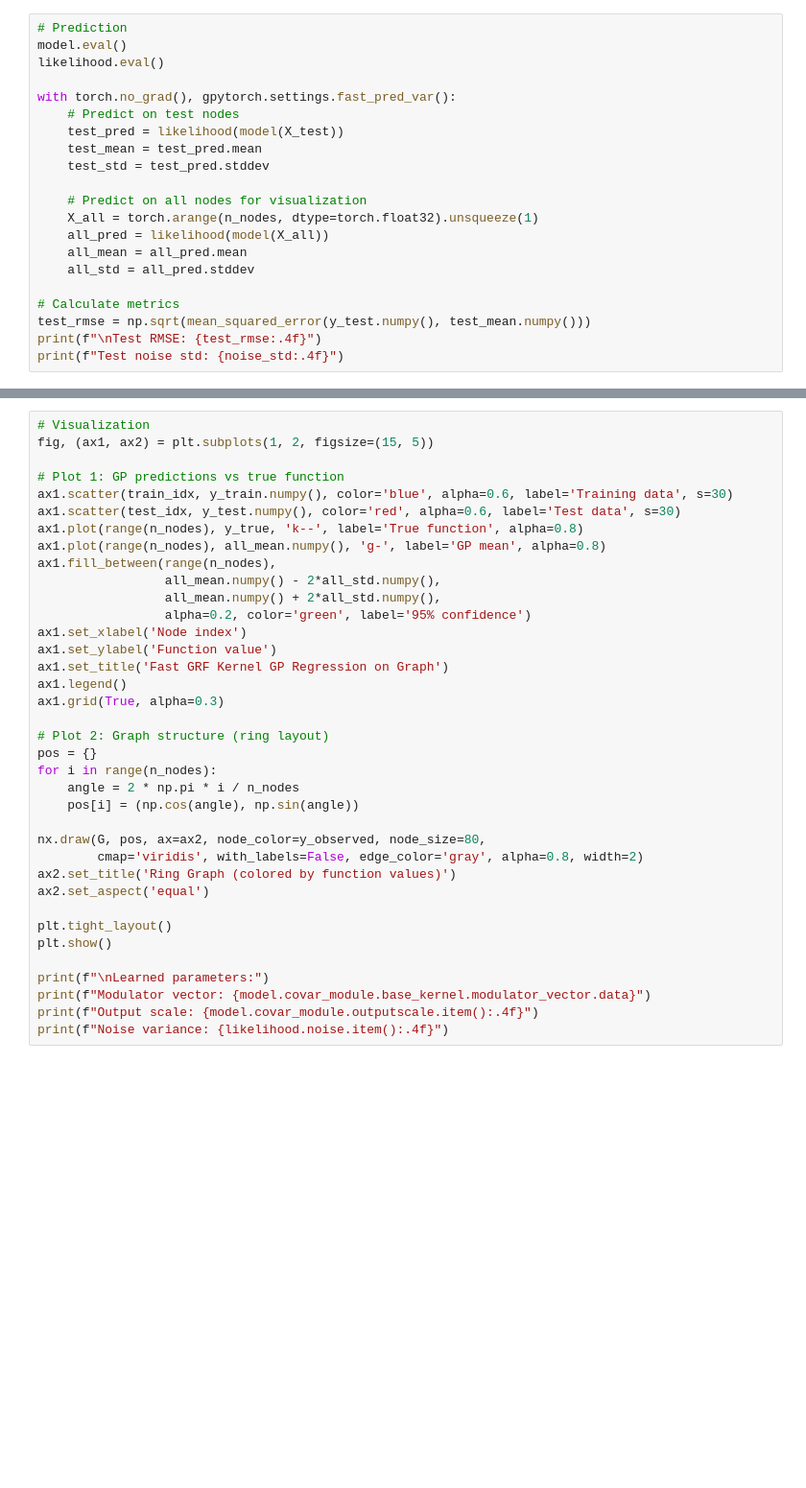
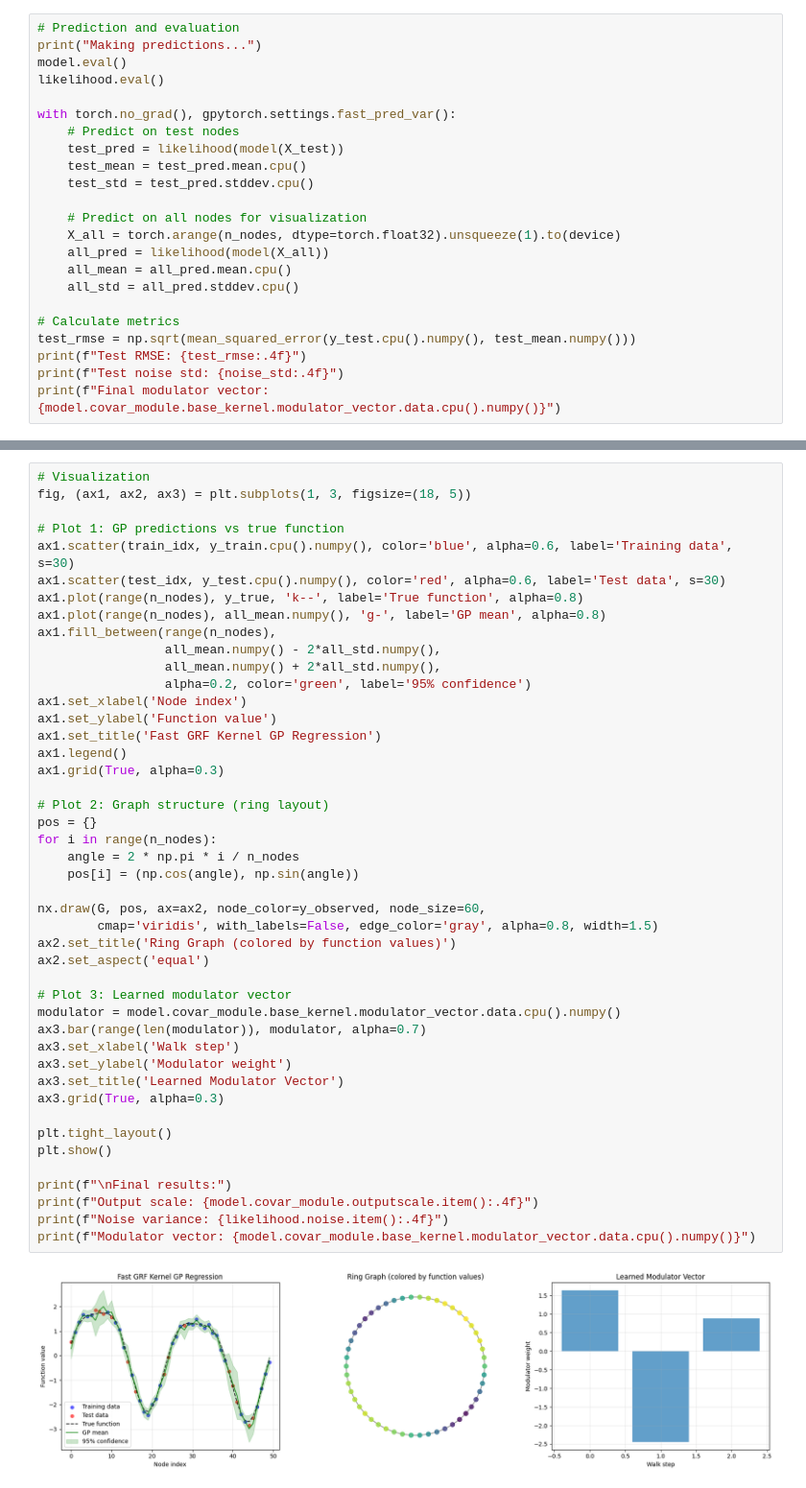
Before and after one commit to MatthewZhang473/Efficient-Gaussian-Process-on-Graphs, a Jupyter notebook: experiments_sparse/gptorch_inferenece/customized_graph_kernel.ipynb, the cells around one changed output, grey strips where cells are left out. Shown at 96% size. Saved outputs shown, nothing was run; the diff lists cells and outputs as text; blank space fills up the shorter version.

```diff
--- a/experiments_sparse/gptorch_inferenece/customized_graph_kernel.ipynb
+++ b/experiments_sparse/gptorch_inferenece/customized_graph_kernel.ipynb
@@ -129,21 +164,23 @@ RuntimeError: Calling add on a sparse CPU tensor requires compiling PyTorch with
 # %%
-# Prediction
+# Prediction and evaluation
+print("Making predictions...")
 model.eval()
 likelihood.eval()
 
 with torch.no_grad(), gpytorch.settings.fast_pred_var():
     # Predict on test nodes
     test_pred = likelihood(model(X_test))
-    test_mean = test_pred.mean
-    test_std = test_pred.stddev
+    test_mean = test_pred.mean.cpu()
+    test_std = test_pred.stddev.cpu()
 
     # Predict on all nodes for visualization
-    X_all = torch.arange(n_nodes, dtype=torch.float32).unsqueeze(1)
+    X_all = torch.arange(n_nodes, dtype=torch.float32).unsqueeze(1).to(device)
     all_pred = likelihood(model(X_all))
-    all_mean = all_pred.mean
-    all_std = all_pred.stddev
+    all_mean = all_pred.mean.cpu()
+    all_std = all_pred.stddev.cpu()
 
 # Calculate metrics
-test_rmse = np.sqrt(mean_squared_error(y_test.numpy(), test_mean.numpy()))
-print(f"\nTest RMSE: {test_rmse:.4f}")
+test_rmse = np.sqrt(mean_squared_error(y_test.cpu().numpy(), test_mean.numpy()))
+print(f"Test RMSE: {test_rmse:.4f}")
 print(f"Test noise std: {noise_std:.4f}")
+print(f"Final modulator vector: {model.covar_module.base_kernel.modulator_vector.data.cpu().numpy()}")
@@ -150,37 +192,47 @@ print(f"Test noise std: {noise_std:.4f}")
 # %%
 # Visualization
-fig, (ax1, ax2) = plt.subplots(1, 2, figsize=(15, 5))
+fig, (ax1, ax2, ax3) = plt.subplots(1, 3, figsize=(18, 5))
 
 # Plot 1: GP predictions vs true function
-ax1.scatter(train_idx, y_train.numpy(), color='blue', alpha=0.6, label='Training data', s=30)
-ax1.scatter(test_idx, y_test.numpy(), color='red', alpha=0.6, label='Test data', s=30)
+ax1.scatter(train_idx, y_train.cpu().numpy(), color='blue', alpha=0.6, label='Training data', s=30)
+ax1.scatter(test_idx, y_test.cpu().numpy(), color='red', alpha=0.6, label='Test data', s=30)
 ax1.plot(range(n_nodes), y_true, 'k--', label='True function', alpha=0.8)
 ax1.plot(range(n_nodes), all_mean.numpy(), 'g-', label='GP mean', alpha=0.8)
 ax1.fill_between(range(n_nodes),
                  all_mean.numpy() - 2*all_std.numpy(),
                  all_mean.numpy() + 2*all_std.numpy(),
                  alpha=0.2, color='green', label='95% confidence')
 ax1.set_xlabel('Node index')
 ax1.set_ylabel('Function value')
-ax1.set_title('Fast GRF Kernel GP Regression on Graph')
+ax1.set_title('Fast GRF Kernel GP Regression')
 ax1.legend()
 ax1.grid(True, alpha=0.3)
 
 # Plot 2: Graph structure (ring layout)
 pos = {}
 for i in range(n_nodes):
     angle = 2 * np.pi * i / n_nodes
     pos[i] = (np.cos(angle), np.sin(angle))
 
-nx.draw(G, pos, ax=ax2, node_color=y_observed, node_size=80,
-        cmap='viridis', with_labels=False, edge_color='gray', alpha=0.8, width=2)
+nx.draw(G, pos, ax=ax2, node_color=y_observed, node_size=60,
+        cmap='viridis', with_labels=False, edge_color='gray', alpha=0.8, width=1.5)
 ax2.set_title('Ring Graph (colored by function values)')
 ax2.set_aspect('equal')
+
+# Plot 3: Learned modulator vector
+modulator = model.covar_module.base_kernel.modulator_vector.data.cpu().numpy()
+ax3.bar(range(len(modulator)), modulator, alpha=0.7)
+ax3.set_xlabel('Walk step')
+ax3.set_ylabel('Modulator weight')
+ax3.set_title('Learned Modulator Vector')
+ax3.grid(True, alpha=0.3)
 
 plt.tight_layout()
 plt.show()
 
-print(f"\nLearned parameters:")
-print(f"Modulator vector: {model.covar_module.base_kernel.modulator_vector.data}")
+print(f"\nFinal results:")
 print(f"Output scale: {model.covar_module.outputscale.item():.4f}")
 print(f"Noise variance: {likelihood.noise.item():.4f}")
+print(f"Modulator vector: {model.covar_module.base_kernel.modulator_vector.data.cpu().numpy()}")
+# %% [output]
+[figure, added]
```
Also changed, not shown: parts of 9 cells of this notebook, 1 other file.
